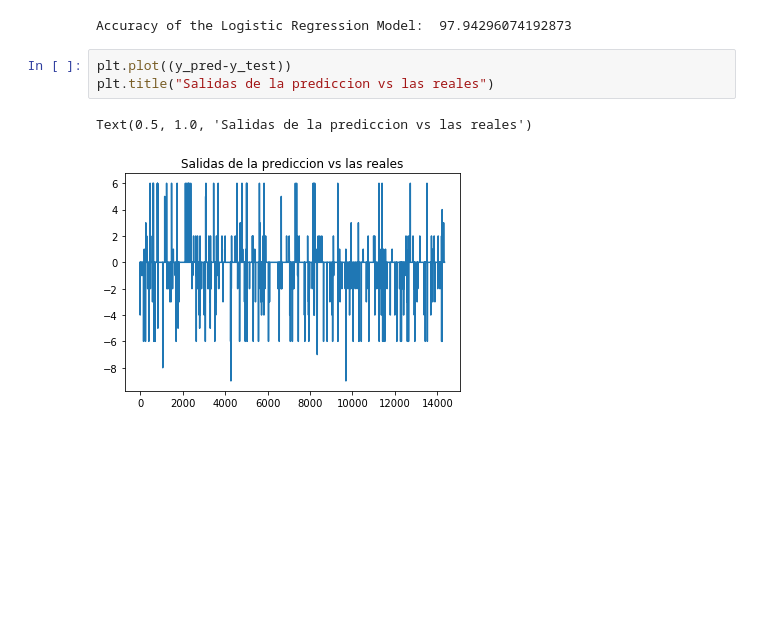
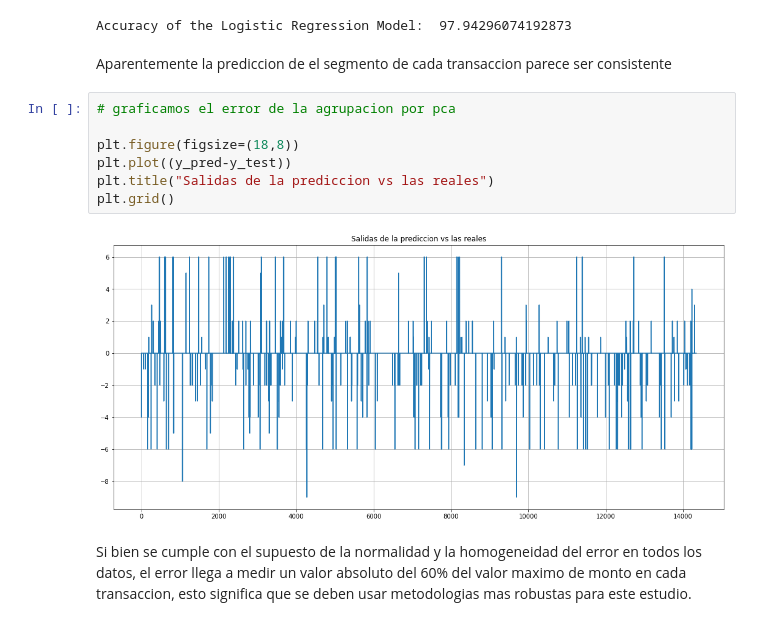
Before and after one commit to aestrad7/Purchase-Card-Transactions_GLBNT_TESTT, a Jupyter notebook: Exploracio_y_limpieza.ipynb, the cells around one changed output. Drawn from its saved outputs; the diff is of its cells as text; blank space fills up the shorter version.

```diff
--- a/Exploracio_y_limpieza.ipynb
+++ b/Exploracio_y_limpieza.ipynb
@@ -205,9 +261,16 @@ accuracy = accuracy_score(y_test, y_pred) * 100
 print("Accuracy of the Logistic Regression Model: ",accuracy)
 # %% [output]
 Accuracy of the Logistic Regression Model:  97.94296074192873
+# %% [markdown]
+Aparentemente la prediccion de el segmento de cada transaccion parece ser consistente
 # %%
+# graficamos el error de la agrupacion por pca
+
+plt.figure(figsize=(18,8))
 plt.plot((y_pred-y_test))
 plt.title("Salidas de la prediccion vs las reales")
+plt.grid()
 # %% [output]
-Text(0.5, 1.0, 'Salidas de la prediccion vs las reales')
-[figure, old version]
+[figure, new version]
+# %% [markdown]
+Si bien se cumple con el supuesto de la normalidad y la homogeneidad del error en todos los datos, el error llega a medir un valor absoluto del 60% del valor maximo de monto en cada transaccion, esto significa que se deben usar metodologias mas robustas para este estudio.
```
Also changed, not shown: parts of 18 cells of this notebook, 2 other files.
